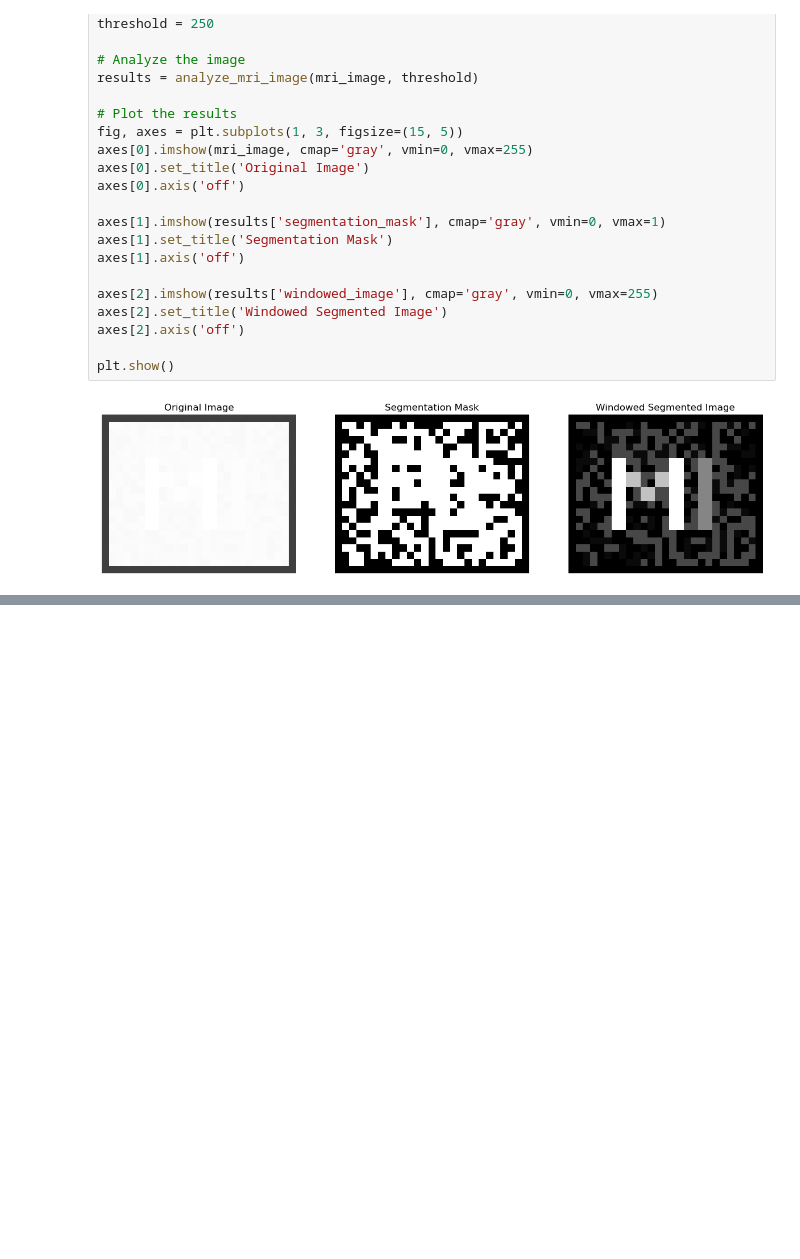
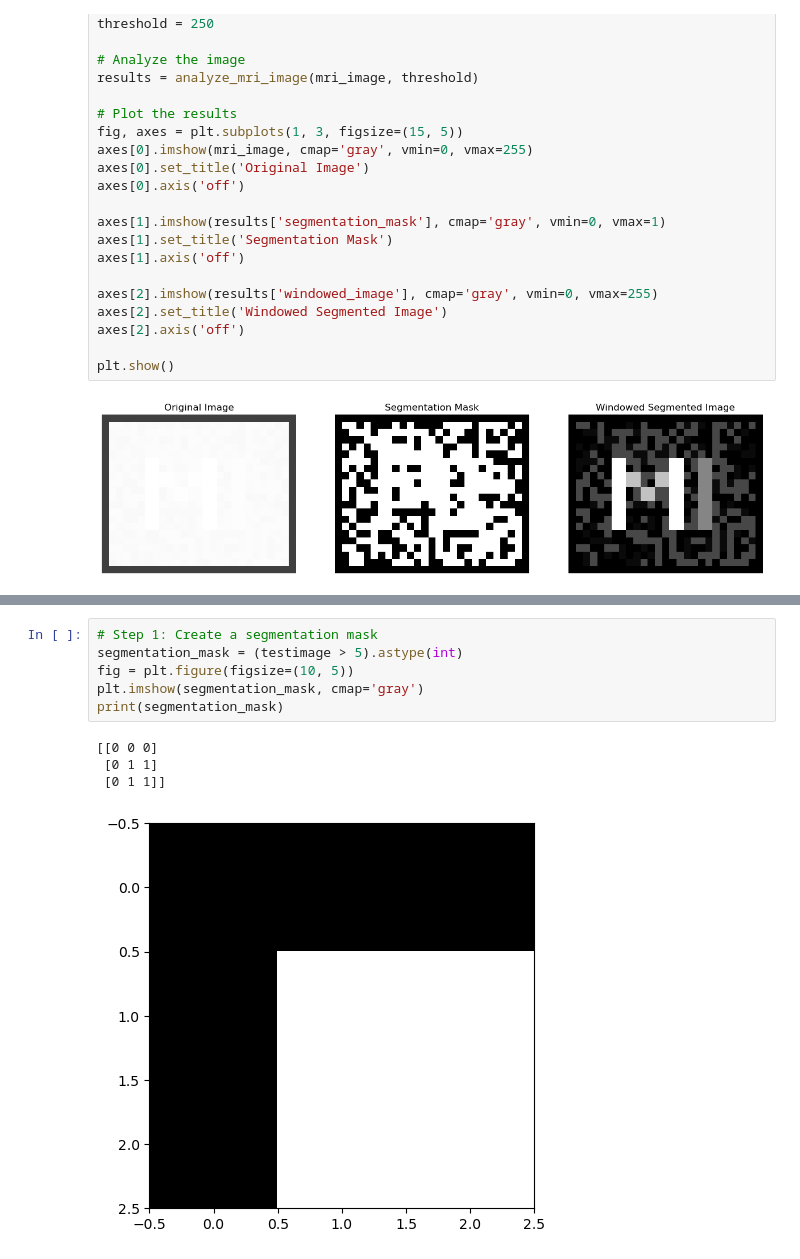
Before and after one commit to stawiskm/pythoncourse, a Jupyter notebook: Assignments/Py02-Assignments_solved.ipynb, the cells around one changed output, grey strips where cells are left out. Saved outputs shown, nothing was run; the diff lists cells and outputs as text; blank space fills up the shorter version.

```diff
--- a/Assignments/Py02-Assignments_solved.ipynb
+++ b/Assignments/Py02-Assignments_solved.ipynb
@@ -245,0 +290,11 @@ plt.show()
+# %%
+# Step 1: Create a segmentation mask
+segmentation_mask = (testimage > 5).astype(int)
+fig = plt.figure(figsize=(10, 5))
+plt.imshow(segmentation_mask, cmap='gray')
+print(segmentation_mask)
+# %% [output]
+[[0 0 0]
+ [0 1 1]
+ [0 1 1]]
+[figure, added]
```
Also changed, not shown: parts of 8 cells of this notebook.
